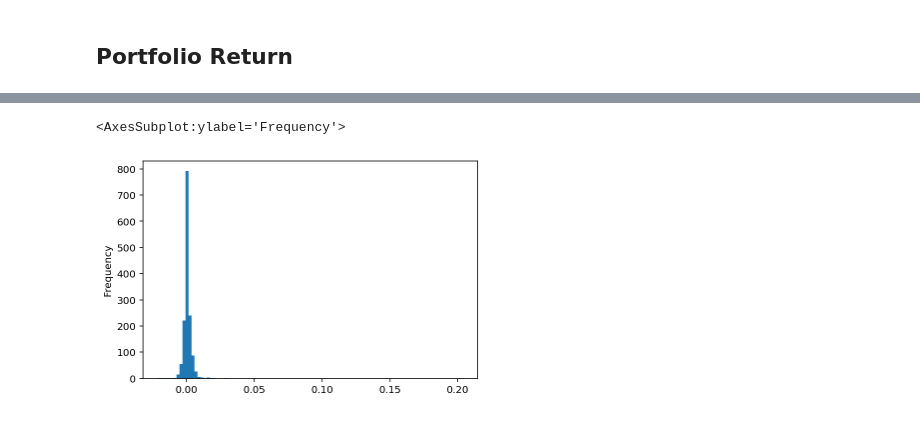
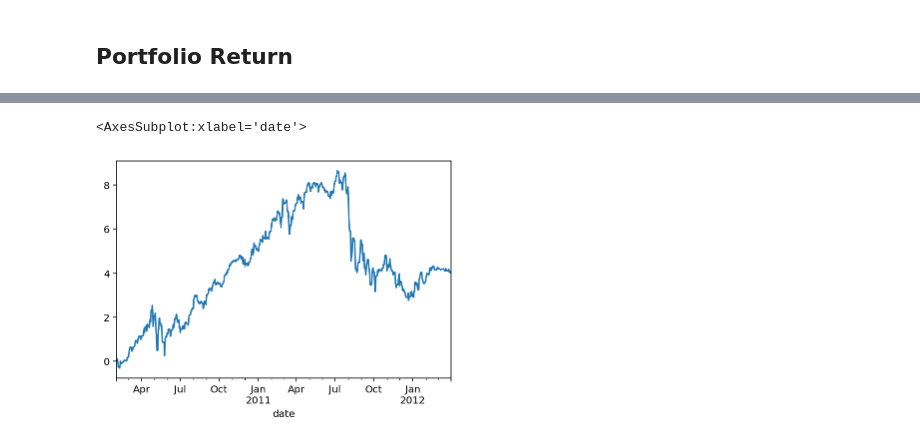
Before and after one commit to iewaij/tseu, a Jupyter notebook: notebooks/fundamental_backtest_mooom.ipynb, the cells around one changed output, grey strips where cells are left out. Drawn from its saved outputs; the diff is of its cells as text; code cells hidden in the pictures.

Commit message:
Update backtest

```diff
--- a/notebooks/fundamental_backtest_mooom.ipynb
+++ b/notebooks/fundamental_backtest_mooom.ipynb
@@ -248,3 +241,0 @@ prc = pd.read_parquet("../data/daily_price_backtest.parquet")
-# %%
-signal = frame_to_signal(df_test, xgb_clf)
-position = signal_to_position(signal, 50, 3)
@@ -279,5 +242,3 @@ port_return = port.position * port.ret + port.tx
-# %%
-(port_return.droplevel("gvkey").resample("D").mean()).plot.hist(bins=100)
-# %% [output]
-<AxesSubplot:ylabel='Frequency'>
-[figure, removed]
+# %%
+def noise_to_belief(signal, n):
+    return signal.groupby("date", group_keys=False).apply(lambda x: x.sort_values(ascending=False).head(n))
@@ -283,0 +261,33 @@ port_return = port.position * port.ret + port.tx
+# %%
+def signals_to_positions(short_signal, long_signal, n=10, months=3, weight="equal"):
+    short_belief = noise_to_belief(short_signal, n)
+    long_belief = noise_to_belief(long_signal, n)
+    short_daily = monthly_to_daily(short_belief, months, weight)
+    long_daily = monthly_to_daily(long_belief, months, weight)
+    short_position = short_daily.groupby(["gvkey", "date"]).agg("sum")
+    long_position = long_daily.groupby(["gvkey", "date"]).agg("sum")
+    neutral_position = pd.concat([short_position, long_position]).groupby(["gvkey", "date"]).agg("sum")
+    return short_position, long_position, neutral_position
+# %%
+def position_to_margin(data, position, tx=-0.002, method="log"):
+    merged = pd.merge(position.rename("position"), data.close, how="left", left_index=True, right_index=True)
+    merged["close"] = merged.close.groupby("gvkey").fillna(method="ffill")
+    merged["tx"] = np.where(position.shift(1) != position, -0.002, 0)
+    if method == "log":
+        merged["margin"] = merged.close.groupby("gvkey").transform(lambda x: np.log(x / x.shift(1))).fillna(0)
+        margin = merged.position * merged.margin + merged.tx
+        margin = margin.droplevel("gvkey").resample("D").sum().cumsum()
+    elif method == "percent":
+        merged["margin"] = merged.close.groupby("gvkey").transform(lambda x: x.pct_change(1)).fillna(0)
+        margin = merged.position * merged.margin + merged.tx
+        margin = (margin.droplevel("gvkey").resample("D").mean() + 1).cumprod()
+    return margin
+# %%
+data = pd.read_parquet("../data/daily_price_backtest.parquet")
+short_signal, long_signal = frame_to_signals(df_test, xgb_clf)
+short_position, long_position, neutral_position = signals_to_positions(short_signal, long_signal, n=10, months=3, weight="value")
+margin = position_to_margin(data, neutral_position, method="log")
+margin.plot()
+# %% [output]
+<AxesSubplot:xlabel='date'>
+[figure, added]
```
Also changed, not shown: parts of 19 cells of this notebook.
